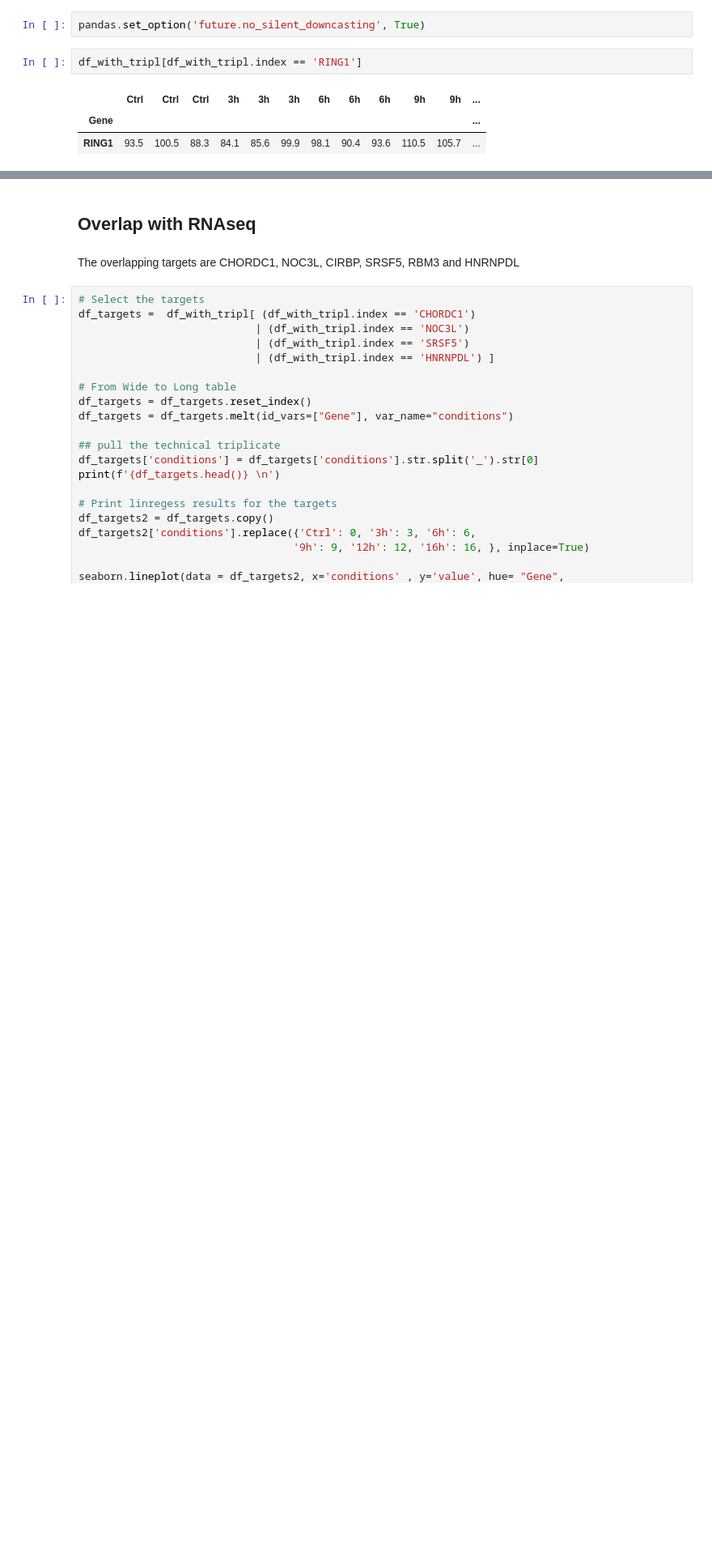
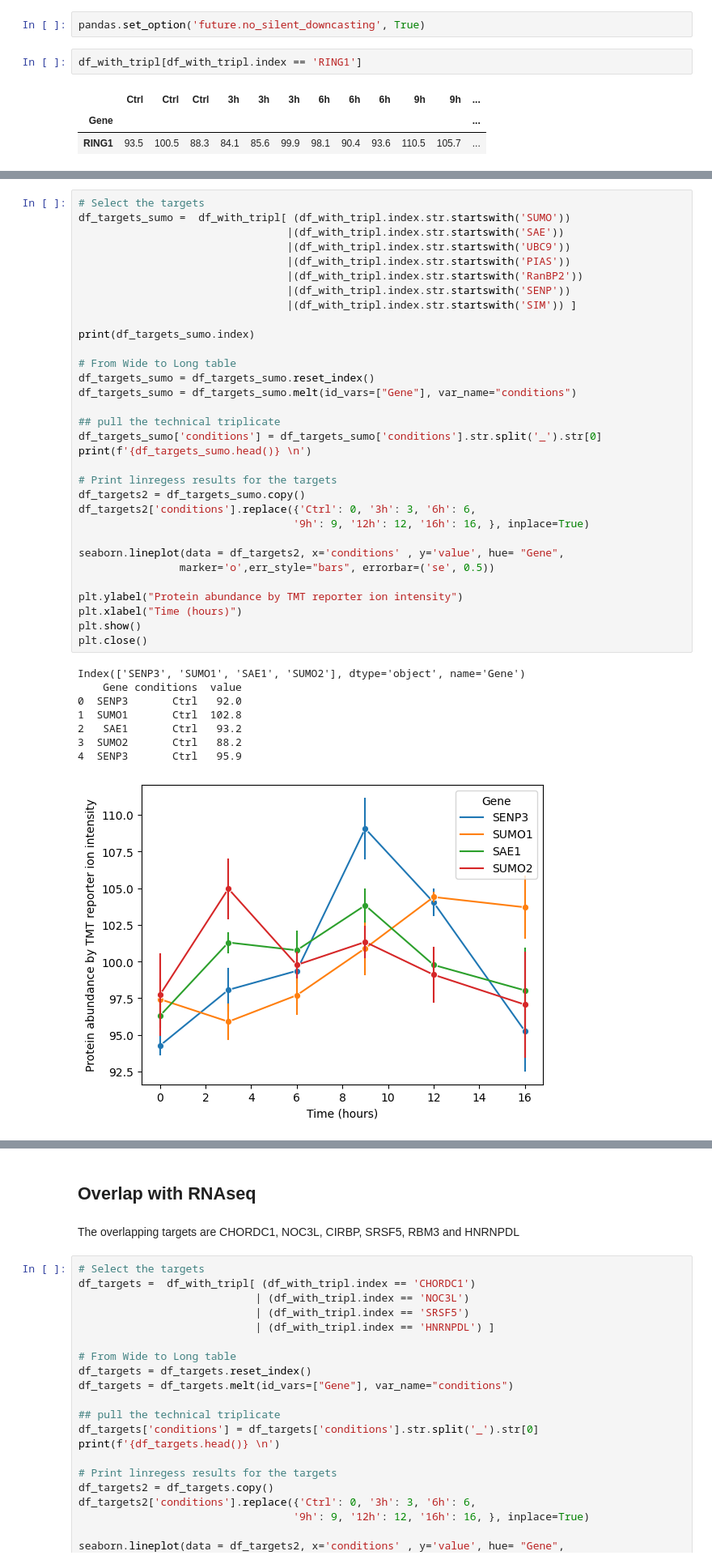
Before and after one commit to Keviosta/Temp_3.2.-.C, a Jupyter notebook: proteomics/HEK293_Proteomic data-Effect_OT_slope.ipynb, the cells around one changed output, grey strips where cells are left out. Shown at 81% size. Cells and saved outputs as stored; diff of their text form; blank space fills up the shorter version.

```diff
--- a/proteomics/HEK293_Proteomic data-Effect_OT_slope.ipynb
+++ b/proteomics/HEK293_Proteomic data-Effect_OT_slope.ipynb
@@ -342,0 +349,41 @@ For example, when doing 'df[col].method(value, inplace=True)', try using 'df.met
+# %%
+# Select the targets
+df_targets_sumo =  df_with_tripl[ (df_with_tripl.index.str.startswith('SUMO'))
+                                 |(df_with_tripl.index.str.startswith('SAE'))
+                                 |(df_with_tripl.index.str.startswith('UBC9'))
+                                 |(df_with_tripl.index.str.startswith('PIAS'))
+                                 |(df_with_tripl.index.str.startswith('RanBP2'))
+                                 |(df_with_tripl.index.str.startswith('SENP'))
+                                 |(df_with_tripl.index.str.startswith('SIM')) ]
+
+print(df_targets_sumo.index)
+
+# From Wide to Long table
+df_targets_sumo = df_targets_sumo.reset_index()
+df_targets_sumo = df_targets_sumo.melt(id_vars=["Gene"], var_name="conditions")
+
+## pull the technical triplicate
+df_targets_sumo['conditions'] = df_targets_sumo['conditions'].str.split('_').str[0]
+print(f'{df_targets_sumo.head()} \n')
+
+# Print linregess results for the targets
+df_targets2 = df_targets_sumo.copy()
+df_targets2['conditions'].replace({'Ctrl': 0, '3h': 3, '6h': 6,
+                                  '9h': 9, '12h': 12, '16h': 16, }, inplace=True)
+
+seaborn.lineplot(data = df_targets2, x='conditions' , y='value', hue= "Gene",
+                marker='o',err_style="bars", errorbar=('se', 0.5))
+
+plt.ylabel("Protein abundance by TMT reporter ion intensity")
+plt.xlabel("Time (hours)")
+plt.show()
+plt.close()
+# %% [output]
+Index(['SENP3', 'SUMO1', 'SAE1', 'SUMO2'], dtype='object', name='Gene')
+    Gene conditions  value
+0  SENP3       Ctrl   92.0
+1  SUMO1       Ctrl  102.8
+2   SAE1       Ctrl   93.2
+3  SUMO2       Ctrl   88.2
+4  SENP3       Ctrl   95.9
+[figure, added]
```
Also changed, not shown: parts of 14 cells of this notebook, 9 other files.
